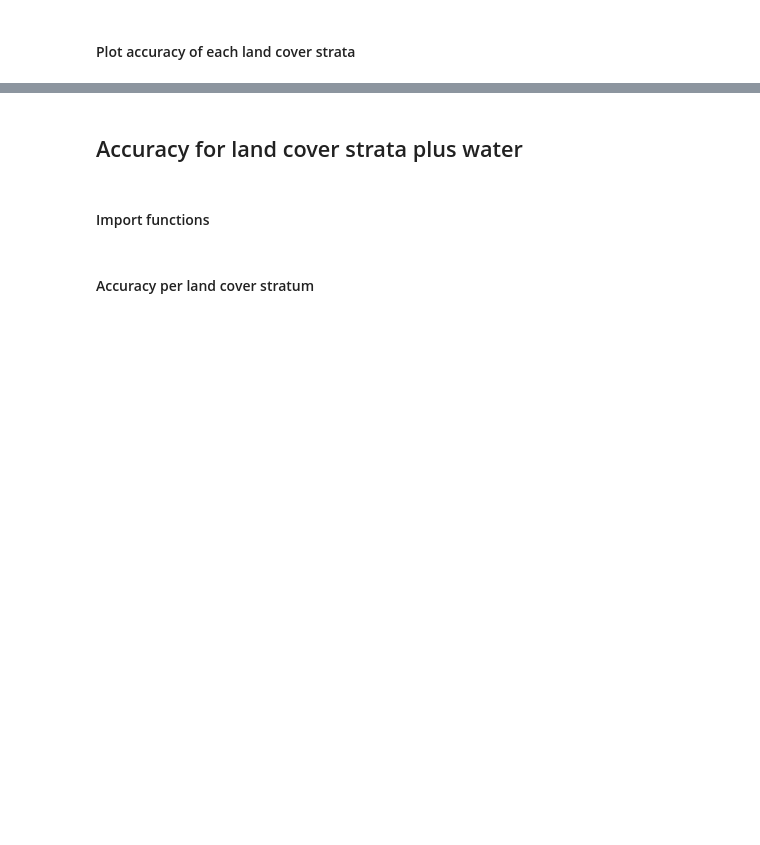
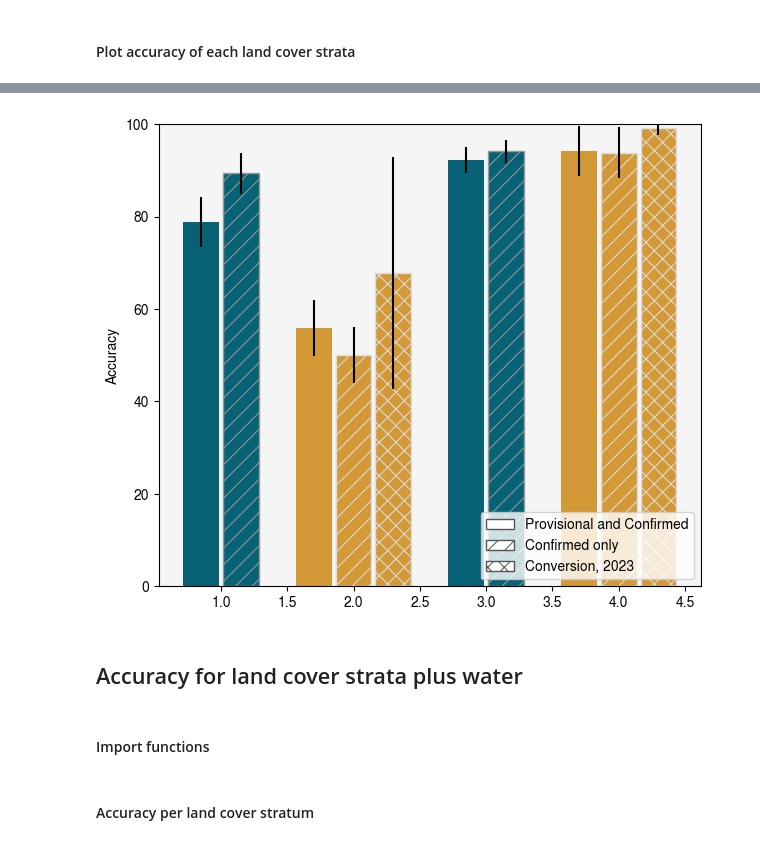
Before and after one commit to apickens2/area-DIST-performance, a Jupyter notebook: DISTperformance.ipynb, the cells around one changed output, grey strips where cells are left out. Drawn from its saved outputs; the diff is of its cells as text; code cells hidden in the pictures; blank space fills up the shorter version.

```diff
--- a/DISTperformance.ipynb
+++ b/DISTperformance.ipynb
@@ -498,0 +485,19 @@ lt50_onlyprov_lookback30_duration10_VLmin,70.63041984865191,74.86713521044989,84
+# %%
+print("Accuracy of VEG for detecting vegetation loss for all strata combined (Users SE Producers SE)")
+
+accuracies = []
+(n,ntotal,nout)=getMatrix(map,[2],[5],nodata=[1,3,7,4,6,8])
+accuracies = accuracies + getAccuracies(n,ntotal, "prov",measure="users")
+
+(n,ntotal,nout)=getMatrix(map,[2,3,7],[5,6,8],nodata=[1,4])
+accuracies = accuracies + getAccuracies(n,ntotal, "provconf")
+
+(n,ntotal,nout)=getMatrix(map,[3,7],[6,8],nodata=[1,2,4,5])
+accuracies = accuracies + getAccuracies(n,ntotal, "conf")
+
+(n,ntotal,nout)=getMatrix(map,[2,3,7],[5,6,8],nodata=[1,4],convOnly=True,only23=True)
+accuracies = accuracies + getAccuracies(n,ntotal, "conversion",measure="producers")
+
+accuracies = pd.DataFrame(accuracies,columns=["name","users","usersSE","producers","producersSE"])
+accuracies = accuracies[["users","usersSE","producers","producersSE"]].set_index(accuracies.name)
+print(accuracies)
@@ -683,3 +733,38 @@ fig.show()
+# %%
+fig, ax = plt.subplots(figsize=(7,6))
+plt.grid(False)
+plt.rcParams["font.family"] = "sans-serif"
+plt.rcParams["font.sans-serif"] = ["Nimbus Sans"]
+plt.rcParams['hatch.linewidth'] = 0.75
+pal = ["#066274","#D49937"]
+pal = [pal[0],pal[0],pal[1],pal[1],pal[0],pal[0],pal[1],pal[1]]
+width =0.3
+ax.bar(1-width/2,accuracies.at["provconf_low",'users'],width-width*0.1,yerr=accuracies.at["provconf_low",'usersSE'],color=pal[0],error_kw=dict(lw=1.5))#,hatch='///',edgecolor="white")
+ax.bar(1+width/2,accuracies.at["conf_low",'users'],width-width*0.1,yerr=accuracies.at["conf_low",'usersSE'],color=pal[1],error_kw=dict(lw=1.5),hatch='//',edgecolor="#999999")
+#ax.bar(1+width,df["val"][2],width-width*0.1,yerr=df["SE"][2],color=pal[1],error_kw=dict(lw=1.5),hatch='xx',edgecolor="#999999")
+ax.bar(2-width,accuracies.at["provconf_low",'producers'],width-width*0.1,yerr=accuracies.at["provconf_low",'producersSE'],color=pal[2],error_kw=dict(lw=1.5))#,hatch='///',edgecolor="white")
+ax.bar(2,accuracies.at["conf_low",'producers'],width-width*0.1,yerr=accuracies.at["conf_low",'producersSE'],color=pal[3],error_kw=dict(lw=1.5),hatch='//',edgecolor="#dddddd")
+ax.bar(2+width,accuracies.at["conversion_low",'producers'],width-width*0.1,yerr=accuracies.at["conversion_low",'producersSE'],color=pal[3],error_kw=dict(lw=1.5),hatch='xx',edgecolor="#dddddd")
+ax.bar(3-width/2,accuracies.at["provconf_high",'users'],width-width*0.1,yerr=accuracies.at["provconf_high",'usersSE'],color=pal[4],error_kw=dict(lw=1.5))#,hatch='///',edgecolor="white")
+ax.bar(3+width/2,accuracies.at["conf_high",'users'],width-width*0.1,yerr=accuracies.at["conf_high",'usersSE'],color=pal[5],error_kw=dict(lw=1.5),hatch='//',edgecolor="#999999")
+#ax.bar(3+width,df["val"][8],width-width*0.1,yerr=df["SE"][8],color=pal[5],error_kw=dict(lw=1.5),hatch='xx',edgecolor="#999999")
+ax.bar(4-width,accuracies.at["provconf_high",'producers'],width-width*0.1,yerr=accuracies.at["provconf_high",'producersSE'],color=pal[6],error_kw=dict(lw=1.5))#,hatch='///',edgecolor="white")
+ax.bar(4,accuracies.at["conf_high",'producers'],width-width*0.1,yerr=accuracies.at["conf_high",'producersSE'],color=pal[7],error_kw=dict(lw=1.5),hatch='//',edgecolor="#dddddd")
+ax.bar(4+width,accuracies.at["conversion_high",'producers'],width-width*0.1,yerr=accuracies.at["conversion_high",'producersSE'],color=pal[7],error_kw=dict(lw=1.5),hatch='xx',edgecolor="#dddddd")
+ax.set_ylim([0, 100])
+ax.set_facecolor("#f5f5f5")
+ax.set_ylabel("Accuracy")
+
+import matplotlib.patches as mpatches
+all = mpatches.Patch(facecolor='#ffffff', label='Provisional and Confirmed',edgecolor="#555555")
+conf = mpatches.Patch(facecolor='#ffffff', label='Confirmed only',hatch='//',edgecolor="#555555")
+conv = mpatches.Patch(facecolor='#ffffff', label='Conversion, 2023',hatch='xx',edgecolor="#555555")
+ax.legend(handles=[all,conf,conv],loc="lower right")
+
+plt.savefig("accuracy.svg",bbox_inches='tight')
+fig.show()
+# %% [output]
+[figure, added]
 # %% [markdown]
 ## Accuracy for land cover strata plus water
 # %% [markdown]
```
Also changed, not shown: parts of 48 cells of this notebook.
